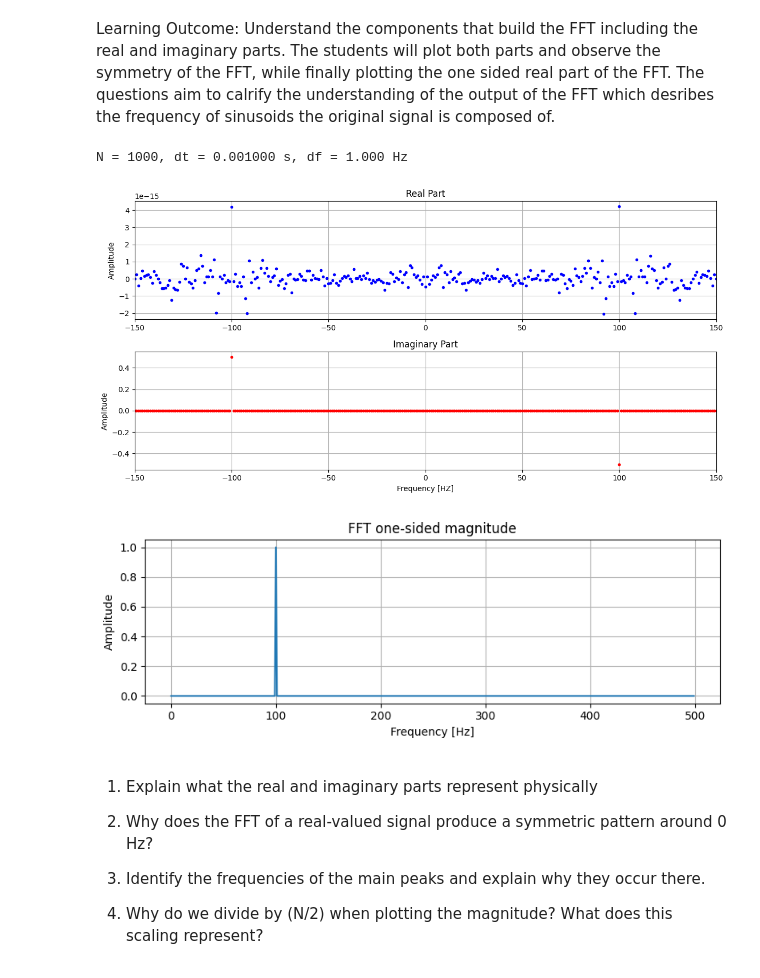
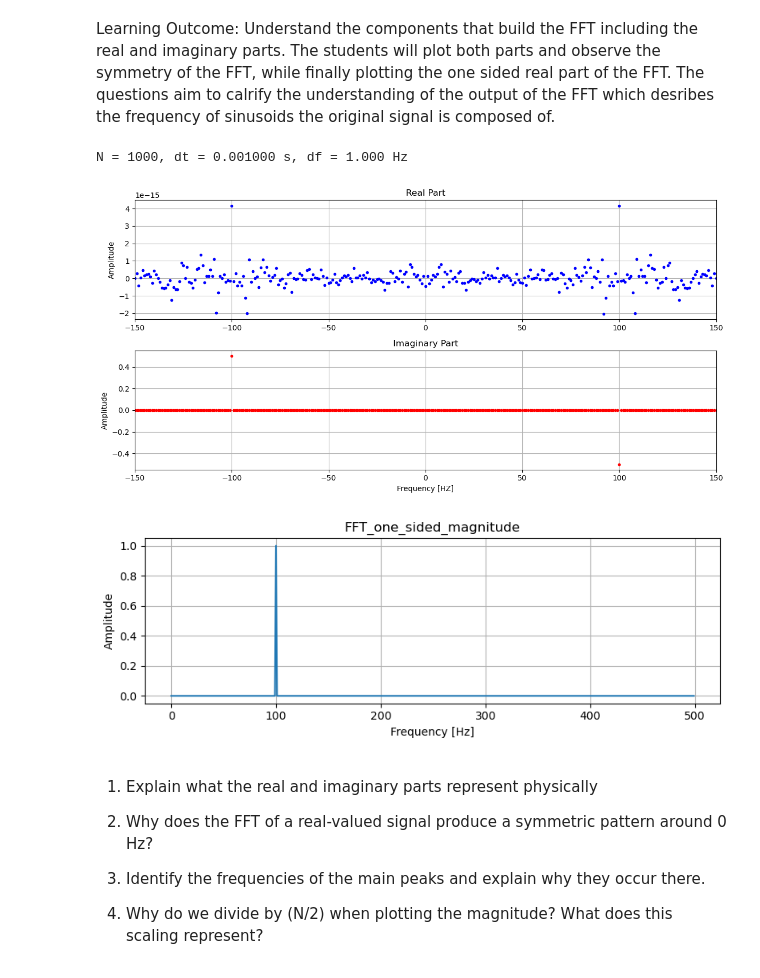
Before and after one commit to Rasul230405/AICE2009, a Jupyter notebook: Lab 1/lab1_boilercode.ipynb, the cells around one changed output. Saved outputs shown, nothing was run; the diff lists cells and outputs as text; code cells hidden in the pictures.

```diff
--- a/Lab 1/lab1_boilercode.ipynb
+++ b/Lab 1/lab1_boilercode.ipynb
@@ -104,6 +122,7 @@ plt.grid(True)
 plt.xlim(-150, 150)
 
 plt.tight_layout()
+plt.savefig("images/real_and_imag.png")
 plt.show()
 
 # TODO 7: Plot only real part vs frequency
@@ -113,35 +132,36 @@ plt.show()
 def plot_spectrum(X, Fs, title="One-sided magnitude spectrum"):
     """
     Plot a one-sided magnitude spectrum
 
     """
     N = X.size
 
     # TODO 8: build frequency axis in Hz using np.fft.fftfreq
     freqs = np.fft.fftfreq(N, 1/Fs)
 
     # TODO 9: mask non-negative frequencies
     mask = freqs >= 0
 
     # TODO 10: compute magnitude
     mag = (2.0 / N) * np.abs(X)
 
     plt.figure(figsize=(8, 3))
     plt.plot(freqs[mask], mag[mask])
     plt.xlabel("Frequency [Hz]")
     plt.ylabel("Amplitude")
     plt.title(title)
     plt.grid(True)
     plt.tight_layout()
+    plt.savefig(f"images/{title}.png")
     plt.show()
 
 
 
-plot_spectrum(X, Fs, title="FFT one-sided magnitude")
+plot_spectrum(X, Fs, title="FFT_one_sided_magnitude")
 # %% [output]
 N = 1000, dt = 0.001000 s, df = 1.000 Hz
 [figure]
-[figure, old version]
+[figure, new version]
 # %% [markdown]
 1) Explain what the real and imaginary parts represent physically
 
```
Also changed, not shown: parts of 5 cells of this notebook, 29 other files.
